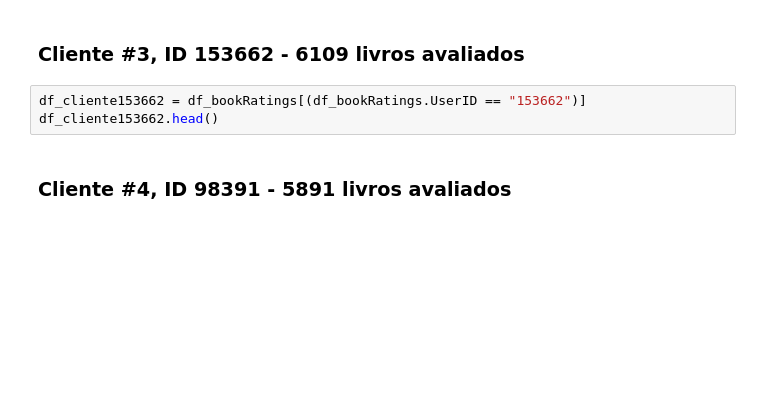
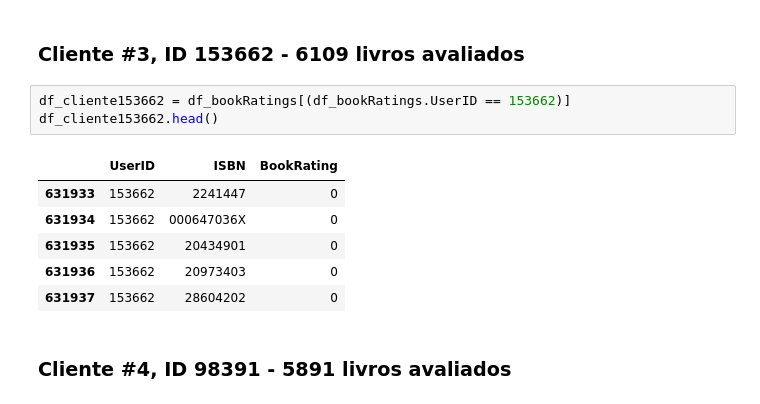
Before and after one commit to rafalfs/fiapIA-trabalhos-grupo, a Jupyter notebook: trbalho_modelos_ia/Amazon-booking.ipynb, the cells around one changed output. Cells and saved outputs as stored; diff of their text form; blank space fills up the shorter version.

```diff
--- a/trbalho_modelos_ia/Amazon-booking.ipynb
+++ b/trbalho_modelos_ia/Amazon-booking.ipynb
@@ -164,8 +171,15 @@ df_cliente198711.head()
 # %% [markdown]
 ### Cliente #3, ID 153662 - 6109 livros avaliados
 # %%
-df_cliente153662 = df_bookRatings[(df_bookRatings.UserID == "153662")]
+df_cliente153662 = df_bookRatings[(df_bookRatings.UserID == 153662)]
 df_cliente153662.head()
+# %% [output]
+|  | UserID | ISBN | BookRating |
+| 631933 | 153662 | 2241447 | 0 |
+| 631934 | 153662 | 000647036X | 0 |
+| 631935 | 153662 | 20434901 | 0 |
+| 631936 | 153662 | 20973403 | 0 |
+| 631937 | 153662 | 28604202 | 0 |
 # %% [markdown]
 ### Cliente #4, ID 98391 - 5891 livros avaliados
 # %%
```
Also changed, not shown: parts of 19 cells of this notebook.
